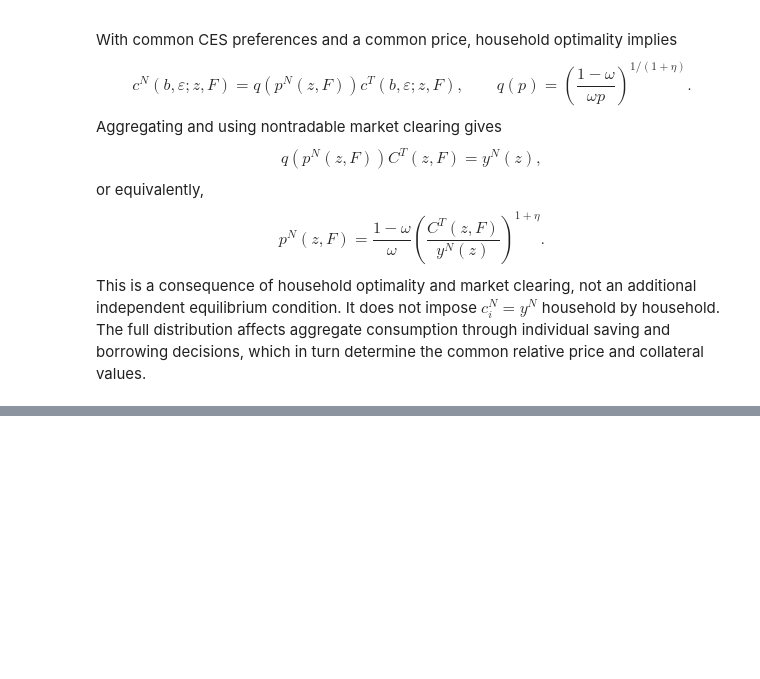
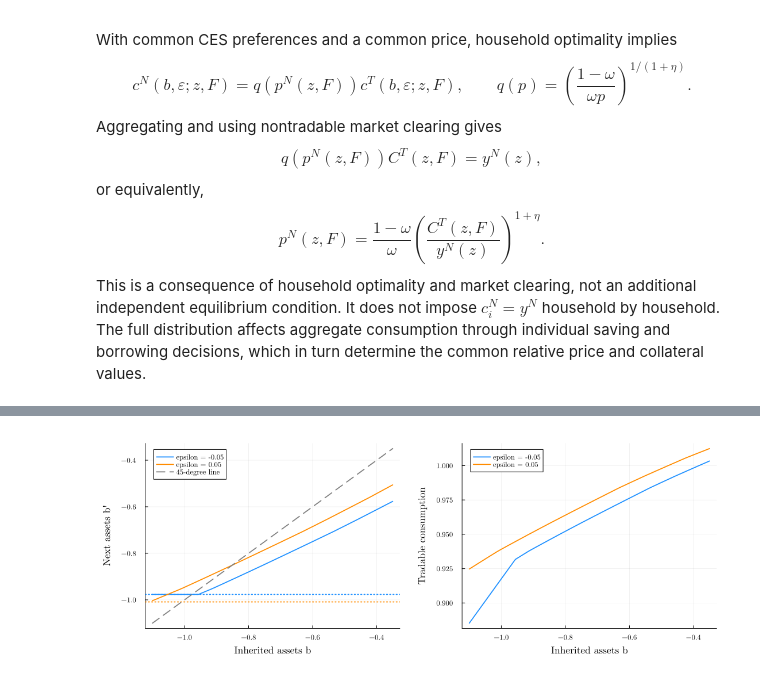
Before and after one commit to YuxuanZhao-Econ/HA_with_Collateral_Constraint, a Jupyter notebook: notebooks/HA_Collateral_Constraint.ipynb, the cells around one changed output, grey strips where cells are left out. Cells and saved outputs as stored; diff of their text form; code cells hidden in the pictures; blank space fills up the shorter version.

```diff
--- a/notebooks/HA_Collateral_Constraint.ipynb
+++ b/notebooks/HA_Collateral_Constraint.ipynb
@@ -372,0 +1146,17 @@ This is a consequence of household optimality and market clearing, not an additi
+# %%
+ss = s.snapshots[1]
+vpol = HA.clear_market(m,result.hh,result.forecast,ss.F,ss.z)
+assets = collect(range(-1.10,-0.35,length=220))
+pol = HA.current_policies(m,vpol.M,ss.z,vpol.price,assets)
+fig = plot(layout=(1,2),size=(1100,400))
+policy_colors = [:dodgerblue,:darkorange]
+for e in 1:m.ne
+    label = "epsilon = $(m.e[e])"
+    plot!(fig[1],assets,pol.g[:,e];label,color=policy_colors[e],xlabel="Inherited assets b",ylabel="Next assets b'")
+    hline!(fig[1],[HA.collateral(m,ss.z,m.e[e],vpol.price)];label=false,color=policy_colors[e],linestyle=:dot)
+    plot!(fig[2],assets,pol.cT[:,e];label,color=policy_colors[e],xlabel="Inherited assets b",ylabel="Tradable consumption")
+end
+plot!(fig[1],assets,assets;label="45-degree line",color=:gray,linestyle=:dash)
+savefig(fig,joinpath(FIGDIR,"03_policies.png")); display(fig)
+# %% [output]
+[figure, added]
```
Also changed, not shown: parts of 27 cells of this notebook, 23 other files.
